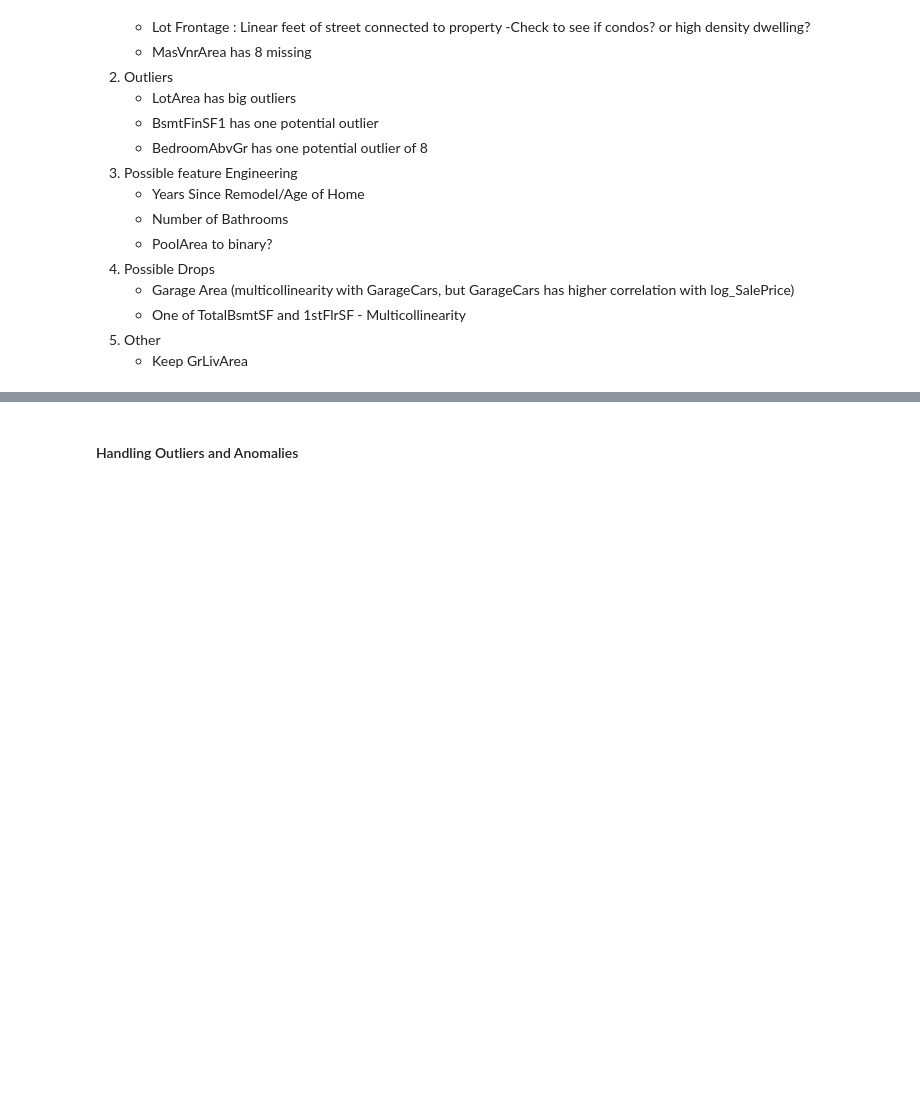
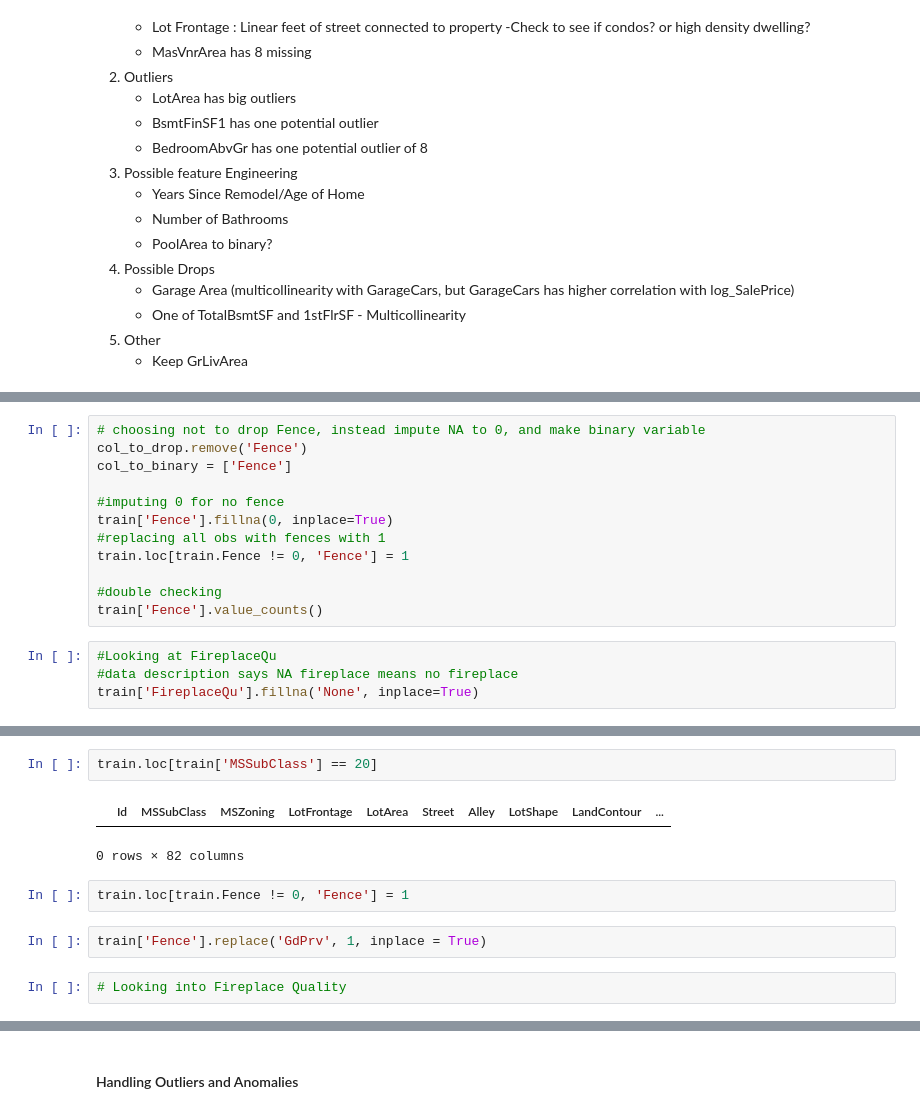
Before and after one commit to aditimayareddy/ameshousing, a Jupyter notebook: Ames_EDA.ipynb, the cells around one changed output, grey strips where cells are left out. Saved outputs shown, nothing was run; the diff lists cells and outputs as text; blank space fills up the shorter version.

```diff
--- a/Ames_EDA.ipynb
+++ b/Ames_EDA.ipynb
@@ -318,0 +408,16 @@ plt.show()
+# %%
+# choosing not to drop Fence, instead impute NA to 0, and make binary variable
+col_to_drop.remove('Fence')
+col_to_binary = ['Fence']
+
+#imputing 0 for no fence
+train['Fence'].fillna(0, inplace=True)
+#replacing all obs with fences with 1
+train.loc[train.Fence != 0, 'Fence'] = 1
+
+#double checking
+train['Fence'].value_counts()
+# %%
+#Looking at FireplaceQu
+#data description says NA fireplace means no fireplace
+train['FireplaceQu'].fillna('None', inplace=True)
@@ -319 +508,12 @@ plt.show()
+# %%
+train.loc[train['MSSubClass'] == 20]
+# %% [output]
+|  | Id | MSSubClass | MSZoning | LotFrontage | LotArea | Street | Alley | LotShape | LandContour | ... |
+0 rows × 82 columns
+# %%
+train.loc[train.Fence != 0, 'Fence'] = 1
+# %%
+train['Fence'].replace('GdPrv', 1, inplace = True)
+# %%
+# Looking into Fireplace Quality
 # %% [markdown]
```
Also changed, not shown: parts of 75 cells of this notebook, 1 other file.
